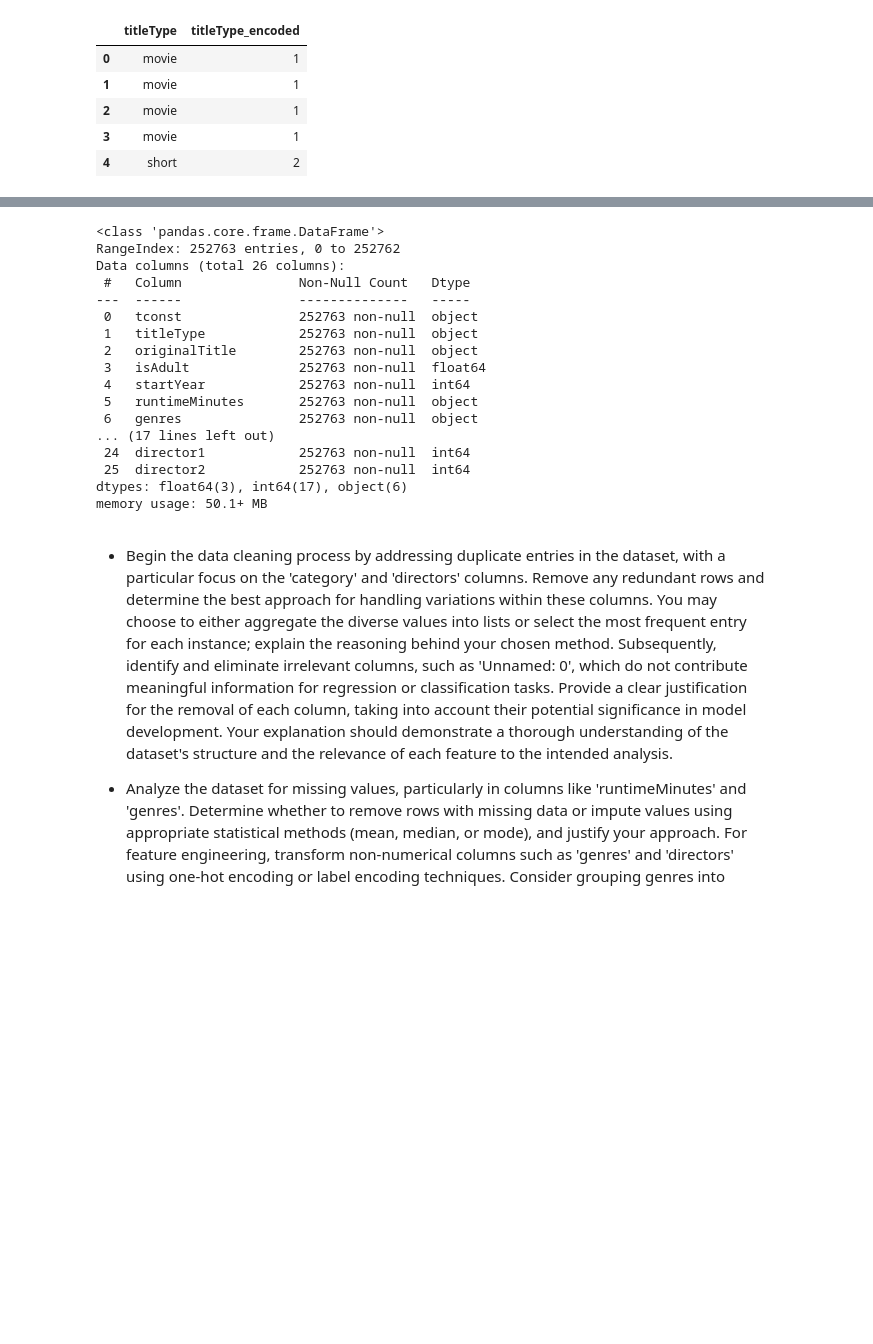
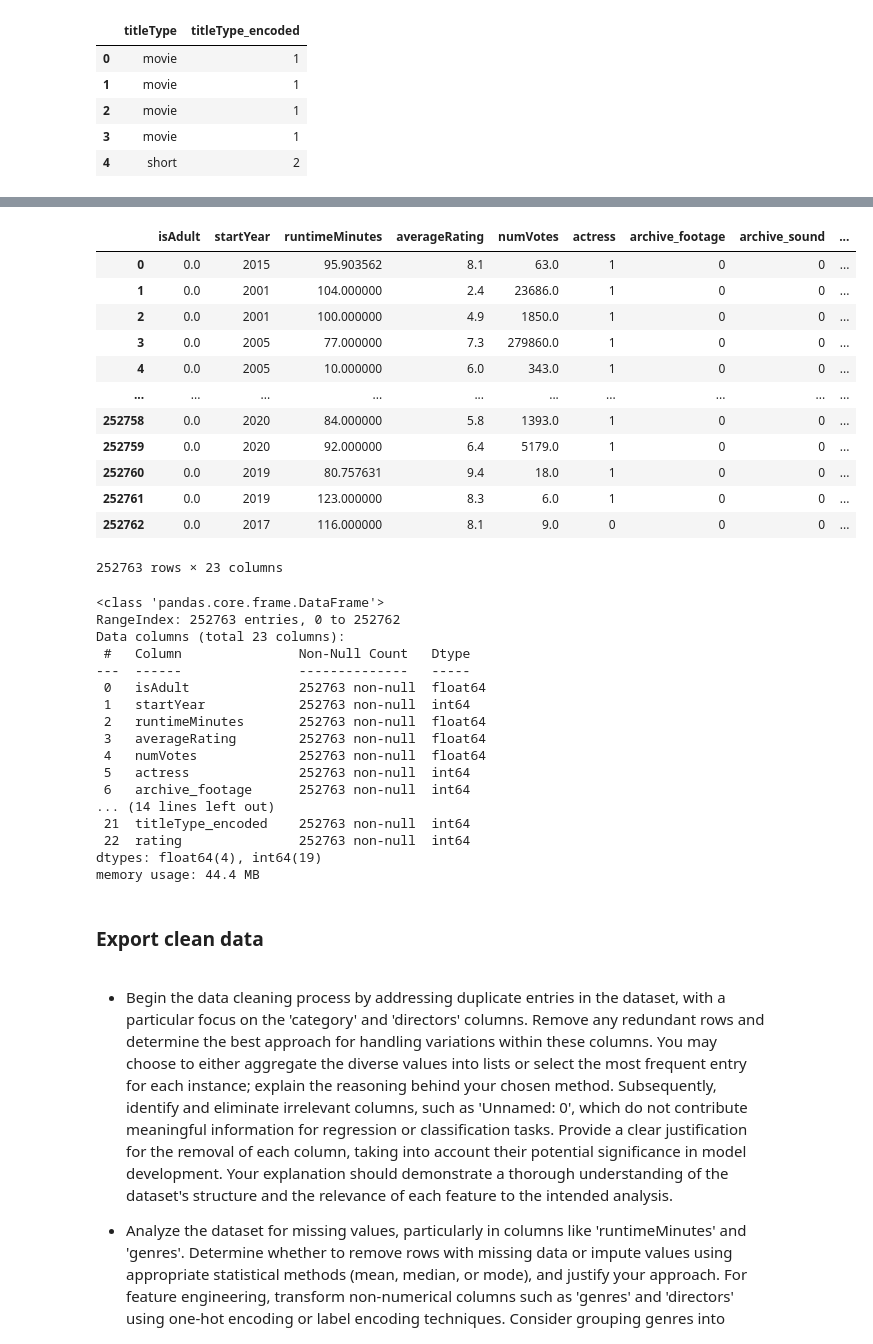
Before and after one commit to gabriel-ferreira-life/546_advanced_business_analytics, a Jupyter notebook: homework/homework_2/MIS5460_F24_HW2.ipynb, the cells around one changed output, grey strips where cells are left out. Saved outputs shown, nothing was run; the diff lists cells and outputs as text; code cells hidden in the pictures; blank space fills up the shorter version.

```diff
--- a/homework/homework_2/MIS5460_F24_HW2.ipynb
+++ b/homework/homework_2/MIS5460_F24_HW2.ipynb
@@ -556,0 +681,15 @@ imdb_grouped[['titleType', 'titleType_encoded']].head()
+# %%
+# Create a new rating column using quantile-based binning
+imdb_merged['rating'], bin_edges = pd.qcut(imdb_merged['averageRating'], q=5, labels=[1, 2, 3, 4, 5], retbins=True)
+imdb_merged['rating'] = imdb_merged['rating'].astype(int)
+
+# Display the bin edges (ranges)
+print("Stars average ratings range: ")
+for i in range(1, len(bin_edges)):
+    print(f"{i} star: {bin_edges[i-1]:.2f} to {bin_edges[i]:.2f}")
+
+print("")
+
+# Check the distribution of the new rating column
+print("New rating distribution: ")
+print(imdb_merged['rating'].value_counts())
@@ -557,20 +723,40 @@ imdb_grouped[['titleType', 'titleType_encoded']].head()
+# %%
+# Removing unecessary columns
+imdb_final = imdb_merged.drop(columns=['tconst', 'originalTitle', 'titleType', 'genres', 'directors', 'runtimeMinutes_avg'])
+imdb_final
+# %% [output]
+|  | isAdult | startYear | runtimeMinutes | averageRating | numVotes | actress | archive_footage | archive_sound | ... |
+| 0 | 0.0 | 2015 | 95.903562 | 8.1 | 63.0 | 1 | 0 | 0 | ... |
+| 1 | 0.0 | 2001 | 104.000000 | 2.4 | 23686.0 | 1 | 0 | 0 | ... |
+| 2 | 0.0 | 2001 | 100.000000 | 4.9 | 1850.0 | 1 | 0 | 0 | ... |
+| 3 | 0.0 | 2005 | 77.000000 | 7.3 | 279860.0 | 1 | 0 | 0 | ... |
+| 4 | 0.0 | 2005 | 10.000000 | 6.0 | 343.0 | 1 | 0 | 0 | ... |
+| ... | ... | ... | ... | ... | ... | ... | ... | ... | ... |
+| 252758 | 0.0 | 2020 | 84.000000 | 5.8 | 1393.0 | 1 | 0 | 0 | ... |
+| 252759 | 0.0 | 2020 | 92.000000 | 6.4 | 5179.0 | 1 | 0 | 0 | ... |
+| 252760 | 0.0 | 2019 | 80.757631 | 9.4 | 18.0 | 1 | 0 | 0 | ... |
+| 252761 | 0.0 | 2019 | 123.000000 | 8.3 | 6.0 | 1 | 0 | 0 | ... |
+| 252762 | 0.0 | 2017 | 116.000000 | 8.1 | 9.0 | 0 | 0 | 0 | ... |
+252763 rows × 23 columns
 # %%
-imdb_grouped.info()
+imdb_final.info()
 # %% [output]
 <class 'pandas.core.frame.DataFrame'>
 RangeIndex: 252763 entries, 0 to 252762
-Data columns (total 26 columns):
+Data columns (total 23 columns):
  #   Column               Non-Null Count   Dtype
 ---  ------               --------------   -----
- 0   tconst               252763 non-null  object
- 1   titleType            252763 non-null  object
- 2   originalTitle        252763 non-null  object
- 3   isAdult              252763 non-null  float64
- 4   startYear            252763 non-null  int64
- 5   runtimeMinutes       252763 non-null  object
- 6   genres               252763 non-null  object
-... (17 lines left out)
- 24  director1            252763 non-null  int64
- 25  director2            252763 non-null  int64
-dtypes: float64(3), int64(17), object(6)
-memory usage: 50.1+ MB
+ 0   isAdult              252763 non-null  float64
+ 1   startYear            252763 non-null  int64
+ 2   runtimeMinutes       252763 non-null  float64
+ 3   averageRating        252763 non-null  float64
+ 4   numVotes             252763 non-null  float64
+ 5   actress              252763 non-null  int64
+ 6   archive_footage      252763 non-null  int64
+... (14 lines left out)
+ 21  titleType_encoded    252763 non-null  int64
+ 22  rating               252763 non-null  int64
+dtypes: float64(4), int64(19)
+memory usage: 44.4 MB
+# %% [markdown]
+### Export clean data
```
Also changed, not shown: parts of 34 cells of this notebook.
